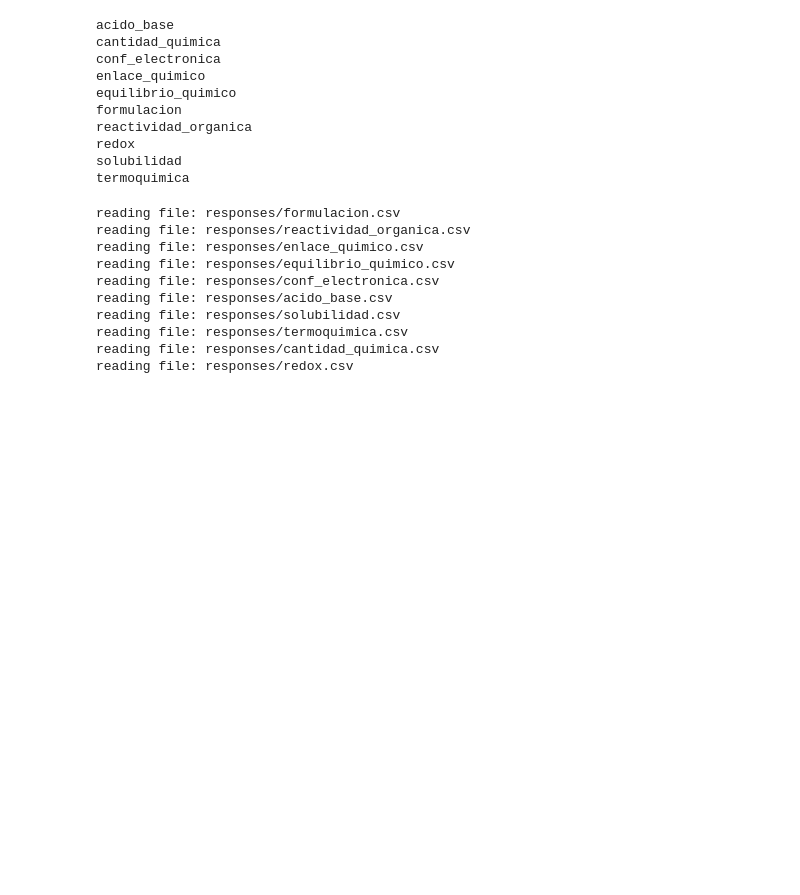
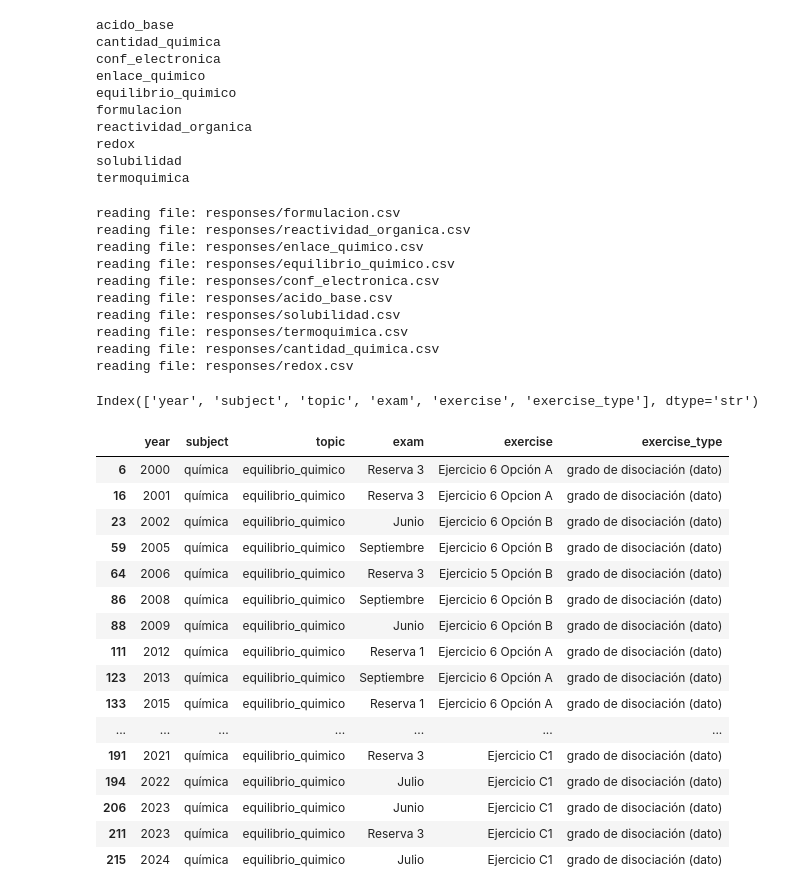
Before and after one commit to chusk2/emestrada_parser, a Jupyter notebook: classifications/ai-classification.ipynb, the cells around one changed output. Saved outputs shown, nothing was run; the diff lists cells and outputs as text; code cells hidden in the pictures; blank space fills up the shorter version.

```diff
--- a/classifications/ai-classification.ipynb
+++ b/classifications/ai-classification.ipynb
@@ -320,3 +320,27 @@ reading file: responses/cantidad_quimica.csv
 reading file: responses/redox.csv
 # %%
 final_df.sort_values(["topic", "year"], ascending=[True, False]).to_csv("final_dataframe.csv", index = False)
+# %%
+final_df.columns
+# %% [output]
+Index(['year', 'subject', 'topic', 'exam', 'exercise', 'exercise_type'], dtype='str')
+# %%
+final_df[(final_df.topic == "equilibrio_quimico") & (final_df.exercise_type == "grado de disociación (dato)")]
+# %% [output]
+|  | year | subject | topic | exam | exercise | exercise_type |
+| 6 | 2000 | química | equilibrio_quimico | Reserva 3 | Ejercicio 6 Opción A | grado de disociación (dato) |
+| 16 | 2001 | química | equilibrio_quimico | Reserva 3 | Ejercicio 6 Opcion A | grado de disociación (dato) |
+| 23 | 2002 | química | equilibrio_quimico | Junio | Ejercicio 6 Opción B | grado de disociación (dato) |
+| 59 | 2005 | química | equilibrio_quimico | Septiembre | Ejercicio 6 Opción B | grado de disociación (dato) |
+| 64 | 2006 | química | equilibrio_quimico | Reserva 3 | Ejercicio 5 Opción B | grado de disociación (dato) |
+| 86 | 2008 | química | equilibrio_quimico | Septiembre | Ejercicio 6 Opción B | grado de disociación (dato) |
+| 88 | 2009 | química | equilibrio_quimico | Junio | Ejercicio 6 Opción B | grado de disociación (dato) |
+| 111 | 2012 | química | equilibrio_quimico | Reserva 1 | Ejercicio 6 Opción A | grado de disociación (dato) |
+| 123 | 2013 | química | equilibrio_quimico | Septiembre | Ejercicio 6 Opción A | grado de disociación (dato) |
+| 133 | 2015 | química | equilibrio_quimico | Reserva 1 | Ejercicio 6 Opción A | grado de disociación (dato) |
+| ... | ... | ... | ... | ... | ... | ... |
+| 191 | 2021 | química | equilibrio_quimico | Reserva 3 | Ejercicio C1 | grado de disociación (dato) |
+| 194 | 2022 | química | equilibrio_quimico | Julio | Ejercicio C1 | grado de disociación (dato) |
+| 206 | 2023 | química | equilibrio_quimico | Junio | Ejercicio C1 | grado de disociación (dato) |
+| 211 | 2023 | química | equilibrio_quimico | Reserva 3 | Ejercicio C1 | grado de disociación (dato) |
+| 215 | 2024 | química | equilibrio_quimico | Julio | Ejercicio C1 | grado de disociación (dato) |
```
